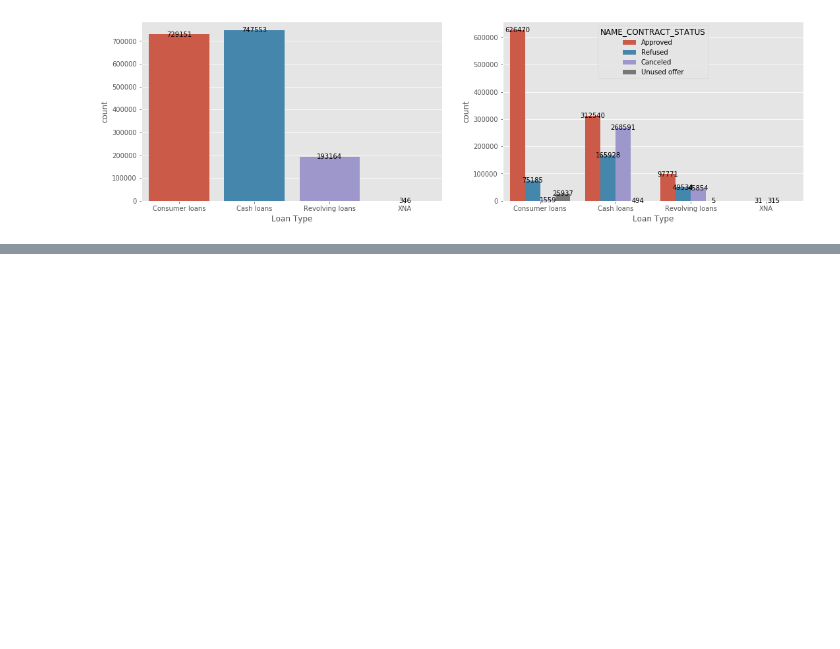
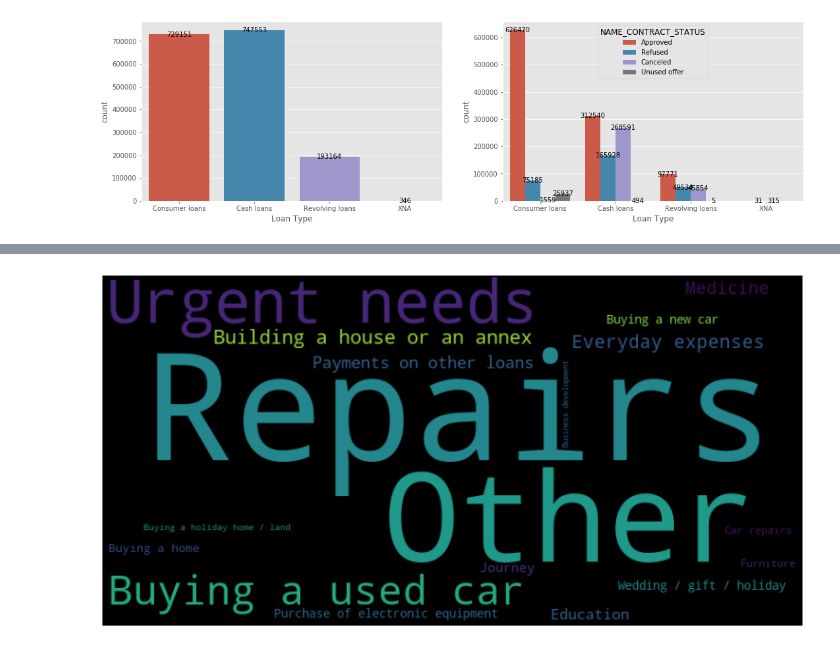
Before and after one commit to sunny0103/personal_project_kaggle, a Jupyter notebook: bank_loan/bank Loan EDA.ipynb, the cells around one changed output, grey strips where cells are left out. Cells and saved outputs as stored; diff of their text form; code cells hidden in the pictures; blank space fills up the shorter version.

```diff
--- a/bank_loan/bank Loan EDA.ipynb
+++ b/bank_loan/bank Loan EDA.ipynb
@@ -726,0 +749,16 @@ plt.show();
+# %%
+df_cashloan_cloud=previousDF.NAME_CASH_LOAN_PURPOSE.value_counts()
+df_cashloan_cloud=df_cashloan_cloud.to_frame().reset_index()
+df_cashloan_cloud
+d={}
+for a, x in df_cashloan_cloud.values:
+    d[a]=x
+stopwords=['XAP','XNA']
+wordcloud=WordCloud(background_color='black',min_font_size=9, width=800,height=400)
+wordcloud.generate_from_frequencies({a: x for a, x in df_cashloan_cloud.values if a not in stopwords})
+plt.figure(figsize=(14,7))
+plt.imshow(wordcloud, interpolation="bilinear")
+plt.axis("off")
+plt.show();
+# %% [output]
+[figure, added]
```
Also changed, not shown: parts of 6 cells of this notebook.
